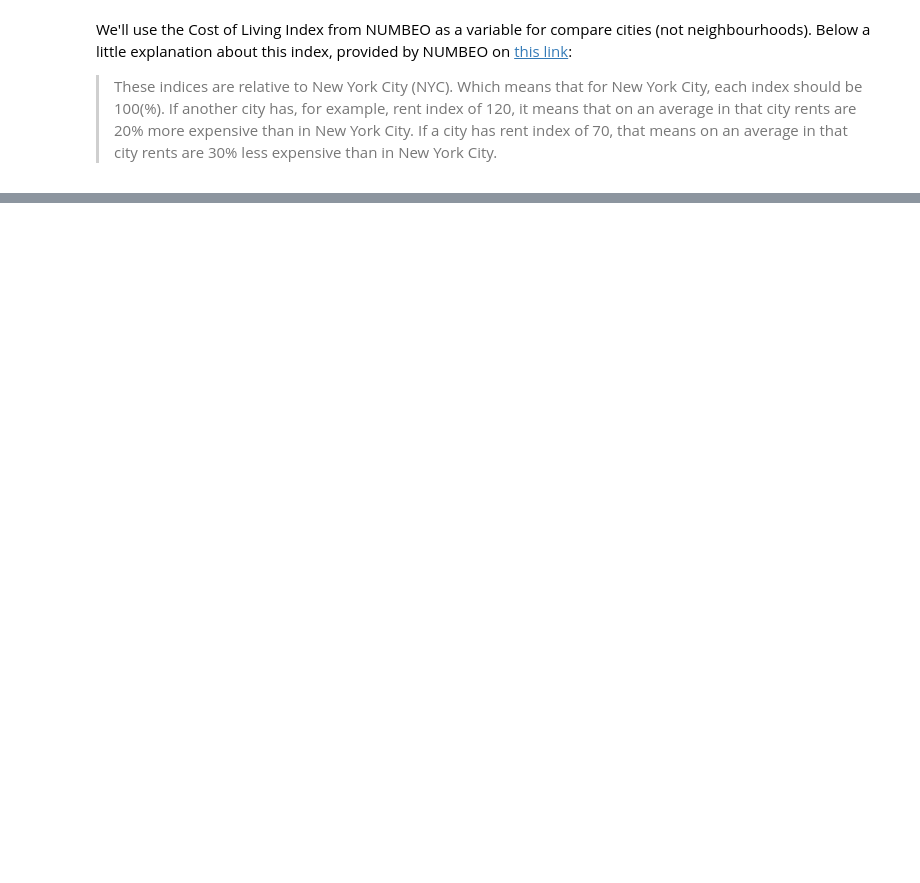
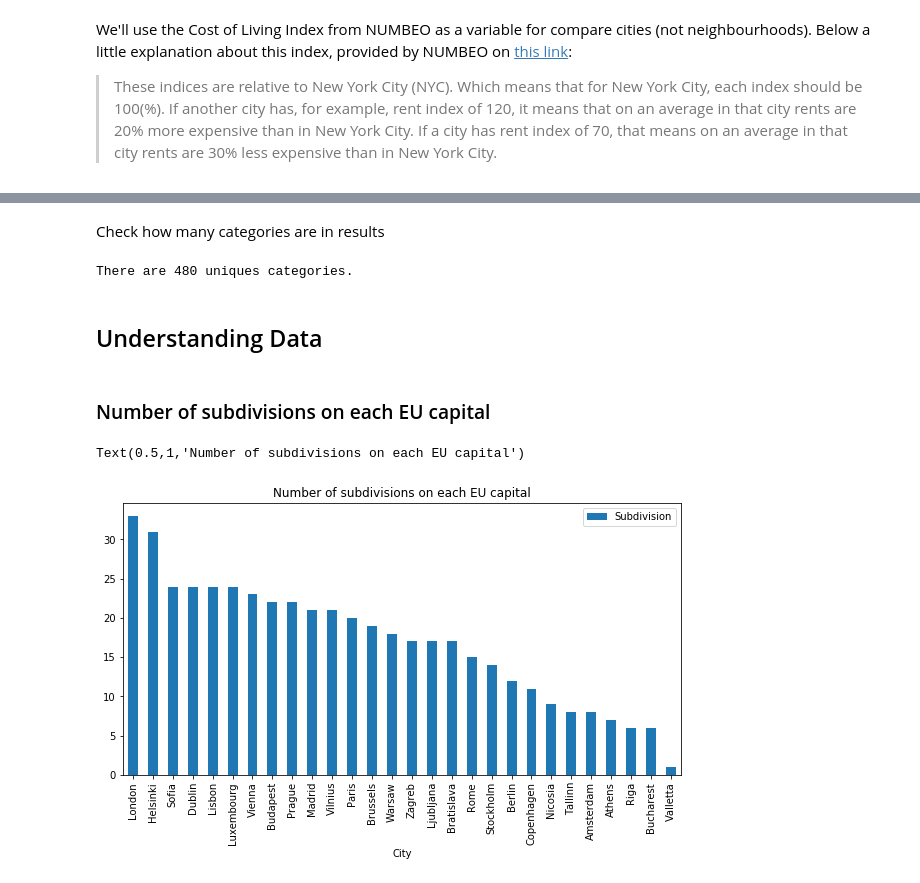
Before and after one commit to vicorodrigues/Coursera_Capstone, a Jupyter notebook: Final Project.ipynb, the cells around one changed output, grey strips where cells are left out. Saved outputs shown, nothing was run; the diff lists cells and outputs as text; code cells hidden in the pictures; blank space fills up the shorter version.

```diff
--- a/Final Project.ipynb
+++ b/Final Project.ipynb
@@ -155,7 +168,7 @@ cost_living
 cost_living = cost_living[2].iloc[:,1:]
 # %%
 # Rename the column City
-cost_living = cost_living.rename(columns={'City' : 'CountryCity'})
+cost_living = cost_living.rename(columns={'City' : 'CityCountry'})
 # %%
 # Let's see everything is ok
 cost_living.head()
@@ -161,0 +182,2 @@ cost_living.head()
+# %%
+df['CityCountry'] = df['City'] + ', ' + df['Country']
@@ -161,0 +186,2 @@ cost_living.head()
+# %%
+d = df.merge(cost_living[['CityCountry', 'Cost of Living Index']], on='CityCountry', how='left')
@@ -161,0 +219,2 @@ cost_living.head()
+# %%
+d.loc[d['CityCountry'] == 'Valletta, Malta', 'Cost of Living Index'] = 71.04
@@ -161,0 +414,16 @@ cost_living.head()
+# %% [markdown]
+Check how many categories are in results
+# %%
+print('There are {} uniques categories.'.format(len(eu_venues['Venue Category'].unique())))
+# %% [output]
+There are 480 uniques categories.
+# %% [markdown]
+## Understanding Data
+# %% [markdown]
+### Number of subdivisions on each EU capital
+# %%
+d.groupby('City')[['Subdivision']].count().sort_values('Subdivision', ascending=False).plot(kind='bar', figsize=(10,5))
+plt.title('Number of subdivisions on each EU capital')
+# %% [output]
+Text(0.5,1,'Number of subdivisions on each EU capital')
+[figure, added]
```
Also changed, not shown: parts of 141 cells of this notebook, 5 other files.
